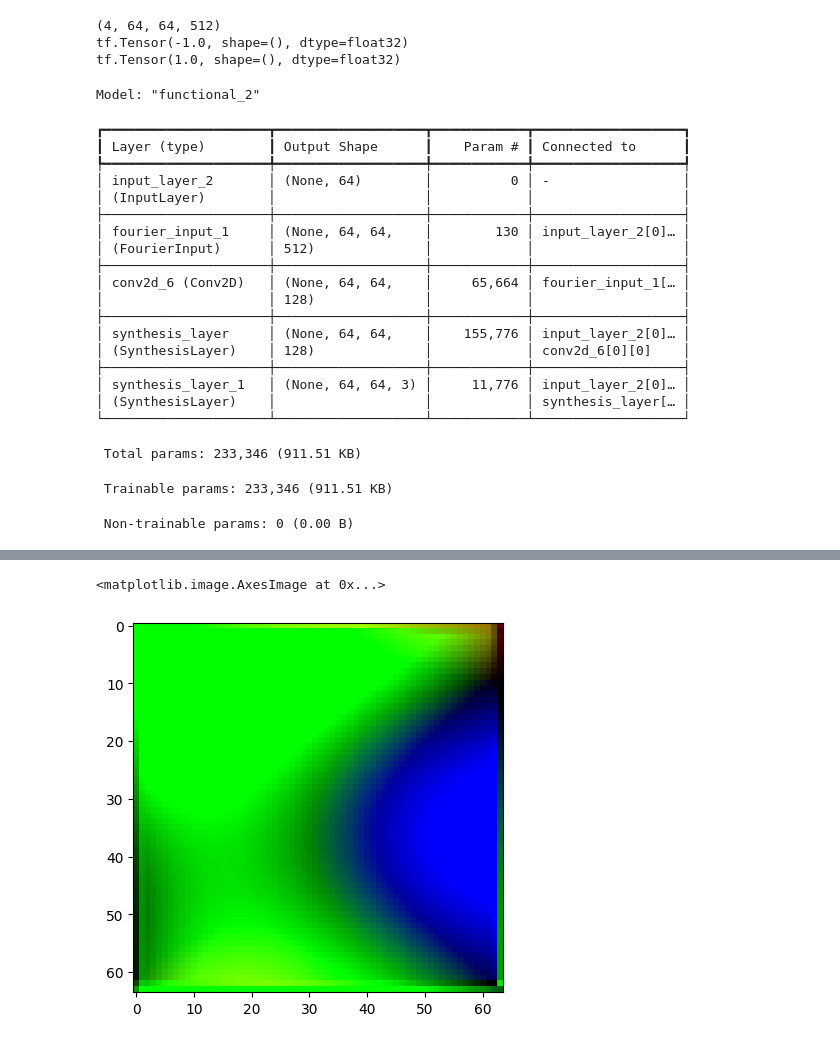
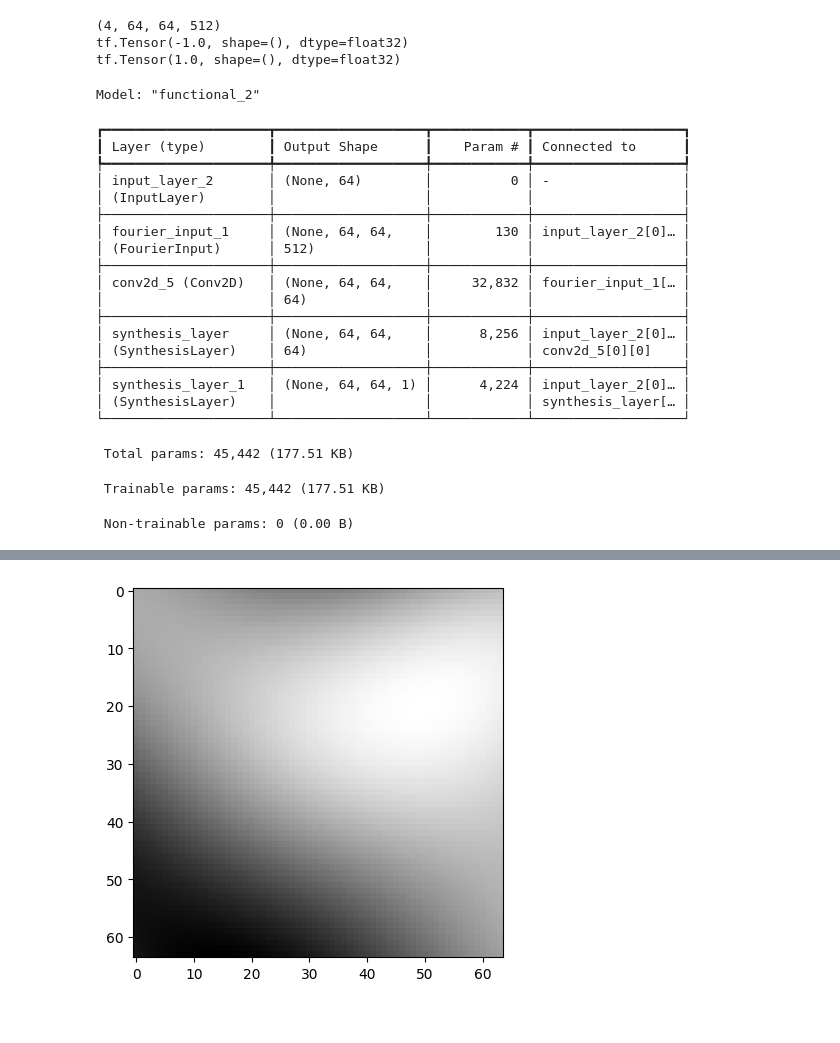
Before and after one commit to LFBJC/machine_learning_systems, a Jupyter notebook: GAN/styleganv3.ipynb, the cells around one changed output, grey strips where cells are left out. Drawn from its saved outputs; the diff is of its cells as text; code cells hidden in the pictures.

Commit message:
using grayscale so that I can use a greater batch size

```diff
--- a/GAN/styleganv3.ipynb
+++ b/GAN/styleganv3.ipynb
@@ -54,10 +54,10 @@ def residual_block(x, filters):
             padding="same"
         )(shortcut)
 
-    x = layers.Conv2D(filters, 3, padding="same")(x)
+    x = layers.Conv2D(filters, 1, padding="same")(x)
     x = layers.LeakyReLU(0.2)(x)
 
-    x = layers.Conv2D(filters, 3, padding="same")(x)
+    x = layers.Conv2D(filters, 1, padding="same")(x)
 
     x = layers.Add()([x, shortcut])
     x = layers.LeakyReLU(0.2)(x)
@@ -65,13 +65,13 @@ def residual_block(x, filters):
     return x
 # %%
 def criar_critico():
-  inputs = layers.Input((64,64,3))
+  inputs = layers.Input((64,64,1))
   x = layers.Conv2D(64, 3, padding="same")(inputs)
   x = residual_block(x, 64)
-  x = residual_block(x, 128)
+  x = residual_block(x, 64)
   # x = residual_block(x, 256)
   x = layers.GlobalAveragePooling2D()(x)
-  x = layers.Dense(128)(x)
+  x = layers.Dense(64)(x)
   outputs = layers.Dense(1)(x)
   return models.Model(inputs, outputs)
 criar_critico().summary()
@@ -246,10 +246,10 @@ class SynthesisLayer(layers.Layer):
 def synthesis_network():
     inputs = layers.Input((64,))
     fourier_input = FourierInput(512)(inputs)
-    x = layers.Conv2D(filters=128, kernel_size=1, padding="same")(fourier_input)
+    x = layers.Conv2D(filters=64, kernel_size=1, padding="same")(fourier_input)
     for i in range(1):
-        x = SynthesisLayer(128,128,3)(inputs, x)
-    x = SynthesisLayer(128,3,3)(inputs, x)
+        x = SynthesisLayer(64,64,1)(inputs, x)
+    x = SynthesisLayer(64,1,1)(inputs, x)
     model = tf.keras.Model(inputs, x)
     return model
 synthesis_network().summary()
@@ -264,17 +264,17 @@ Model: "functional_2"
 │ fourier_input_1     │ (None, 64, 64,    │        130 │ input_layer_2[0]… │
 │ (FourierInput)      │ 512)              │            │                   │
 ├─────────────────────┼───────────────────┼────────────┼───────────────────┤
-│ conv2d_6 (Conv2D)   │ (None, 64, 64,    │     65,664 │ fourier_input_1[… │
-│                     │ 128)              │            │                   │
+│ conv2d_5 (Conv2D)   │ (None, 64, 64,    │     32,832 │ fourier_input_1[… │
+│                     │ 64)               │            │                   │
 ├─────────────────────┼───────────────────┼────────────┼───────────────────┤
-│ synthesis_layer     │ (None, 64, 64,    │    155,776 │ input_layer_2[0]… │
-│ (SynthesisLayer)    │ 128)              │            │ conv2d_6[0][0]    │
+│ synthesis_layer     │ (None, 64, 64,    │      8,256 │ input_layer_2[0]… │
+│ (SynthesisLayer)    │ 64)               │            │ conv2d_5[0][0]    │
 ├─────────────────────┼───────────────────┼────────────┼───────────────────┤
-│ synthesis_layer_1   │ (None, 64, 64, 3) │     11,776 │ input_layer_2[0]… │
+│ synthesis_layer_1   │ (None, 64, 64, 1) │      4,224 │ input_layer_2[0]… │
 │ (SynthesisLayer)    │                   │            │ synthesis_layer[… │
 └─────────────────────┴───────────────────┴────────────┴───────────────────┘
- Total params: 233,346 (911.51 KB)
+ Total params: 45,442 (177.51 KB)
- Trainable params: 233,346 (911.51 KB)
+ Trainable params: 45,442 (177.51 KB)
  Non-trainable params: 0 (0.00 B)
 # %%
 from keras.optimizers import Adam
@@ -294,5 +294,5 @@ ckpt = tf.train.Checkpoint(
     epoch=tf.Variable(0),
     batch=tf.Variable(0)
 )
-plt.imshow(gerador(tf.random.normal((1,GENERATOR_LATENT_DIM))).numpy()[0])
+plt.imshow(gerador(tf.random.normal((1,GENERATOR_LATENT_DIM))).numpy()[0], cmap='gray')
 # %% [output]
@@ -300,5 +300,4 @@ WARNING:matplotlib.image:Clipping input data to the valid range for imshow with
-<matplotlib.image.AxesImage at 0x...>
-[figure, old version]
+[figure, new version]
 # %%
 def train_critic(
     imagens_reais,
```
Also changed, not shown: parts of 5 cells of this notebook.
